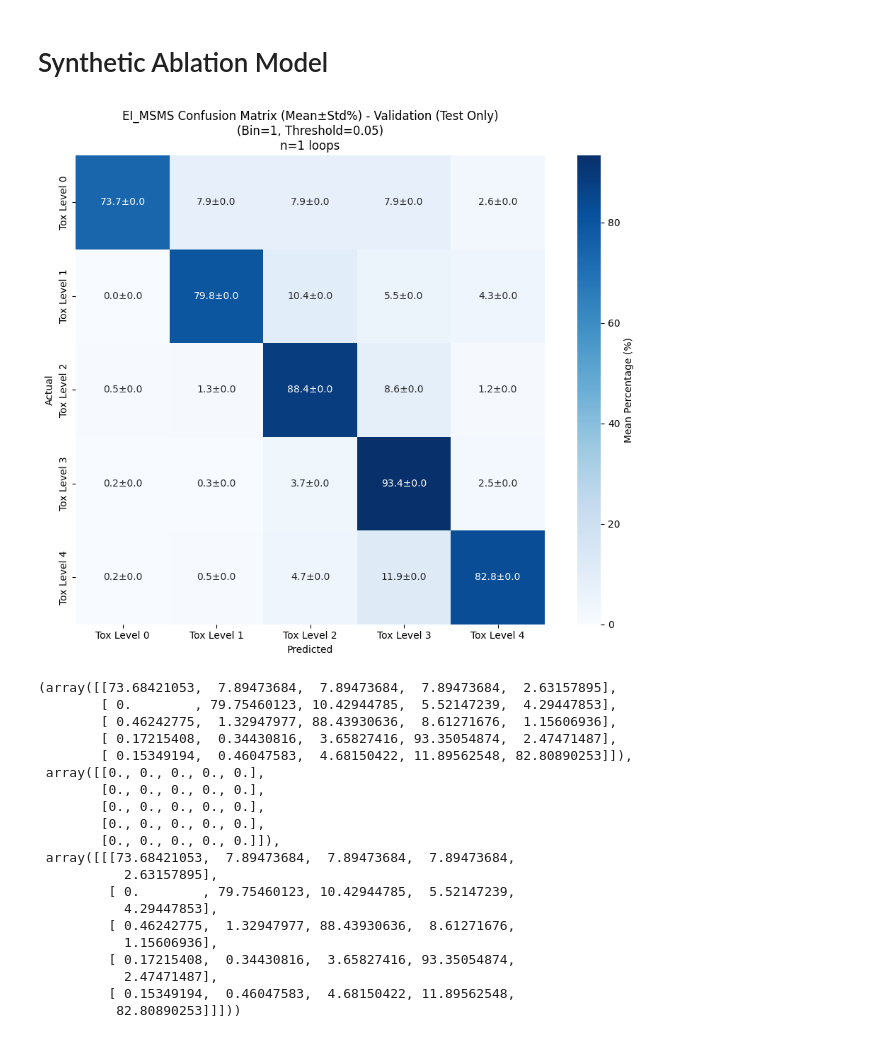
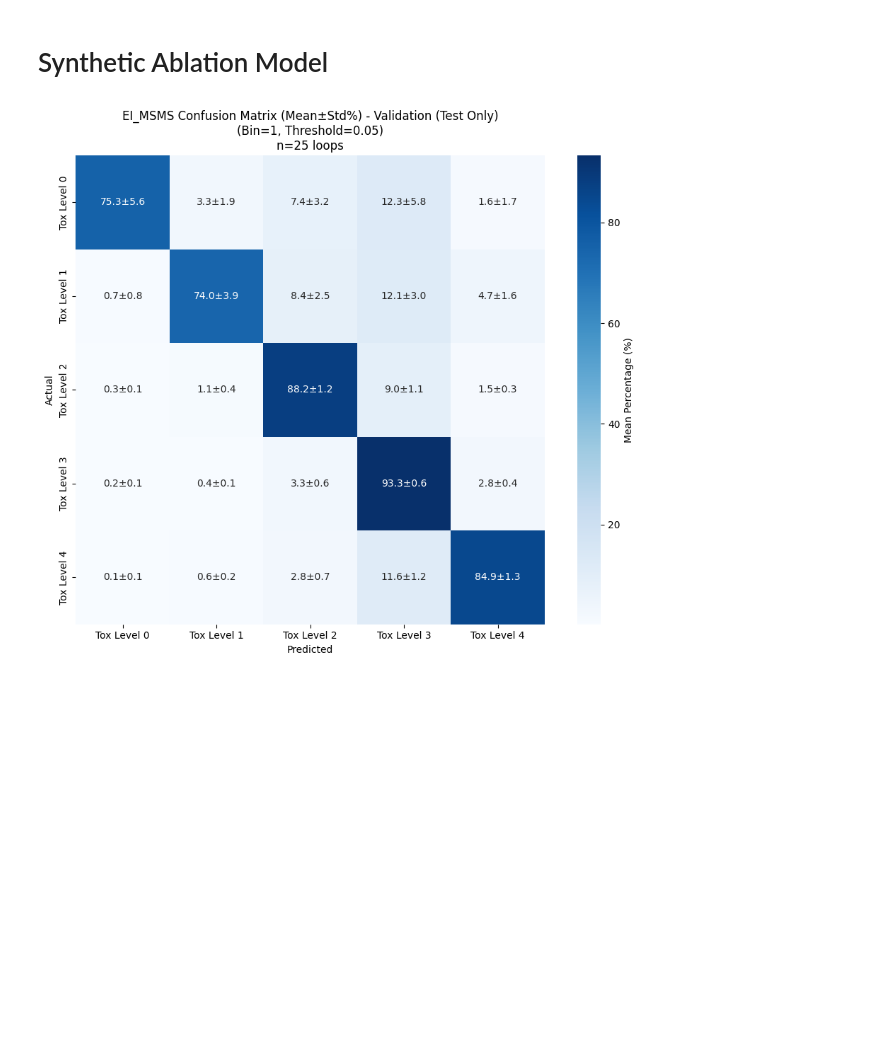
Before and after one commit to DashLLipsey/PREDICT-MIT-LL, a Jupyter notebook: Python_files/EI_MSMS_confusion_plots_analysis.ipynb, the cells around one changed output. Drawn from its saved outputs; the diff is of its cells as text; code cells hidden in the pictures; blank space fills up the shorter version.

```diff
--- a/Python_files/EI_MSMS_confusion_plots_analysis.ipynb
+++ b/Python_files/EI_MSMS_confusion_plots_analysis.ipynb
@@ -757,38 +761,18 @@ create_percentage_confusion_matrix_mean_std_EI_MSMS(
 # %%
 # Synthetic Ablation Model (without synthetic data in training)
 create_percentage_confusion_matrix_mean_std_EI_MSMS(
     folder='/home/dlipsey/MITLincolnLabs/MIT_LL_data/',
     folder_name='2step_EI_MSMS_synth_abl_Loop',  # For synthetic ablation version
-    bin_size=1,  # Use 1 (will become 1_0 in pattern matching)
+    bin_size=1,  # Use 1
     threshold_size=0.05,
     use_super_test=False,
     save_plots=False,
     test_in=True,
     train_in=False,
-    num_loops=1
+    num_loops=25
 )
 # %% [output]
-[figure, old version]
+[figure, new version]
-(array([[73.68421053,  7.89473684,  7.89473684,  7.89473684,  2.63157895],
-        [ 0.        , 79.75460123, 10.42944785,  5.52147239,  4.29447853],
-        [ 0.46242775,  1.32947977, 88.43930636,  8.61271676,  1.15606936],
-        [ 0.17215408,  0.34430816,  3.65827416, 93.35054874,  2.47471487],
-        [ 0.15349194,  0.46047583,  4.68150422, 11.89562548, 82.80890253]]),
- array([[0., 0., 0., 0., 0.],
-        [0., 0., 0., 0., 0.],
-        [0., 0., 0., 0., 0.],
-        [0., 0., 0., 0., 0.],
-        [0., 0., 0., 0., 0.]]),
- array([[[73.68421053,  7.89473684,  7.89473684,  7.89473684,
-           2.63157895],
-         [ 0.        , 79.75460123, 10.42944785,  5.52147239,
-           4.29447853],
-         [ 0.46242775,  1.32947977, 88.43930636,  8.61271676,
-           1.15606936],
-         [ 0.17215408,  0.34430816,  3.65827416, 93.35054874,
-           2.47471487],
-         [ 0.15349194,  0.46047583,  4.68150422, 11.89562548,
-          82.80890253]]]))
 # %%
 # Super Test - Synthetic Ablation
 create_percentage_confusion_matrix_mean_std_EI_MSMS(
```
Also changed, not shown: parts of 3 cells of this notebook, 3 other files.
